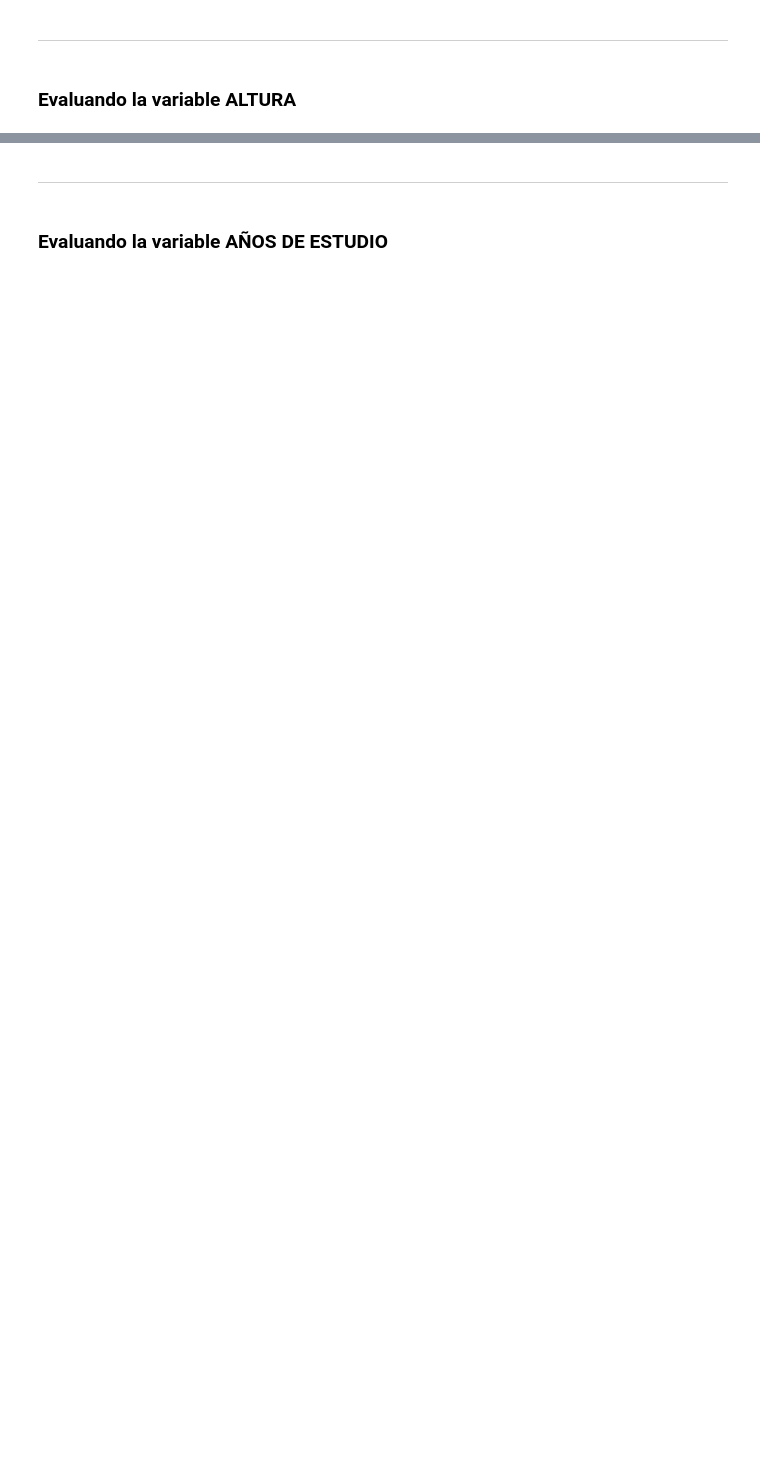
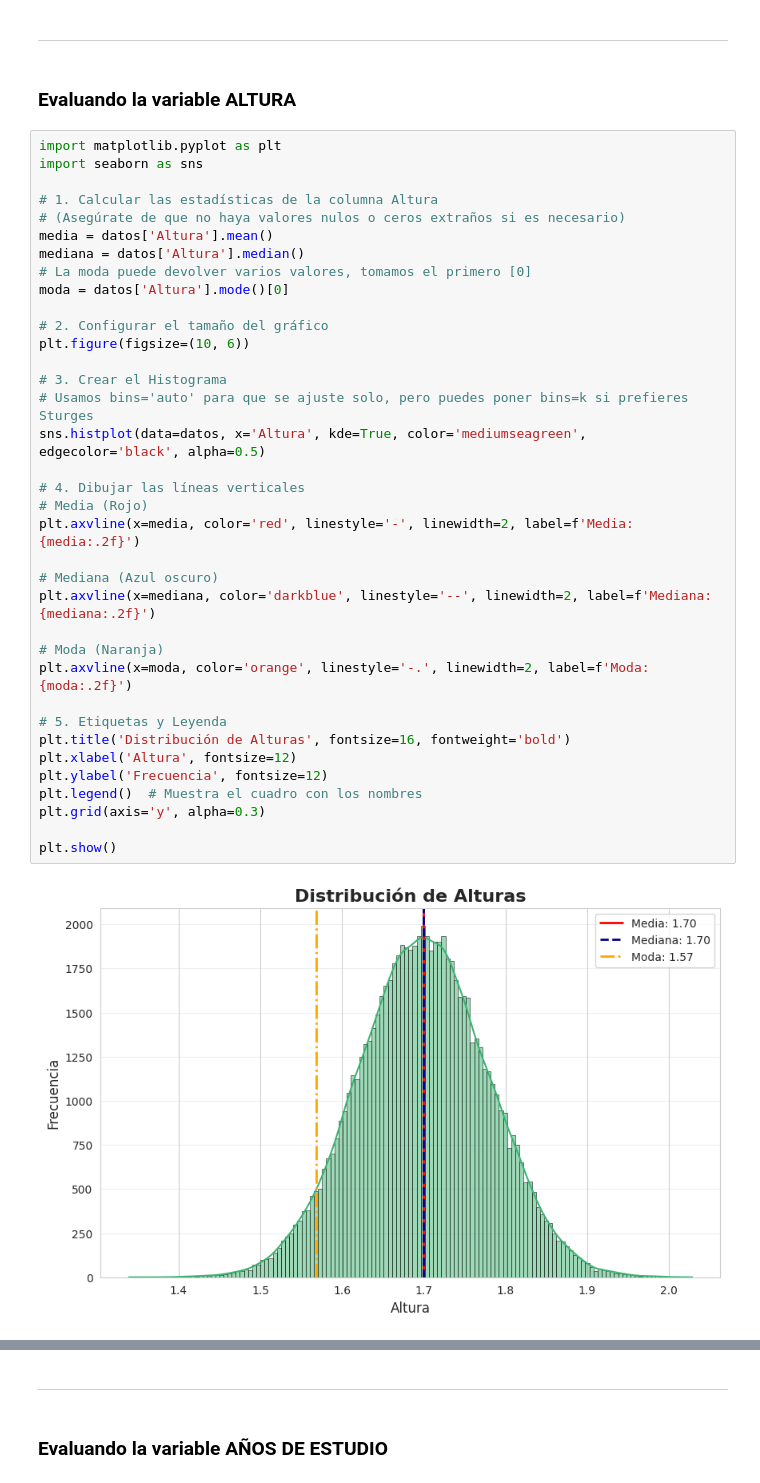
Before and after one commit to mikeismerio/estadistica_python, a Jupyter notebook: Curso_de_Estadística_con_Python_1.ipynb, the cells around one changed output, grey strips where cells are left out. Drawn from its saved outputs; the diff is of its cells as text; blank space fills up the shorter version.

```diff
--- a/Curso_de_Estadística_con_Python_1.ipynb
+++ b/Curso_de_Estadística_con_Python_1.ipynb
@@ -533,3 +641,41 @@ La moda se puede definir como el valor más frecuente de un conjunto de datos. L
 ***
 # %% [markdown]
 ### Evaluando la variable ALTURA
+# %%
+import matplotlib.pyplot as plt
+import seaborn as sns
+
+# 1. Calcular las estadísticas de la columna Altura
+# (Asegúrate de que no haya valores nulos o ceros extraños si es necesario)
+media = datos['Altura'].mean()
+mediana = datos['Altura'].median()
+# La moda puede devolver varios valores, tomamos el primero [0]
+moda = datos['Altura'].mode()[0]
+
+# 2. Configurar el tamaño del gráfico
+plt.figure(figsize=(10, 6))
+
+# 3. Crear el Histograma
+# Usamos bins='auto' para que se ajuste solo, pero puedes poner bins=k si prefieres Sturges
+sns.histplot(data=datos, x='Altura', kde=True, color='mediumseagreen', edgecolor='black', alpha=0.5)
+
+# 4. Dibujar las líneas verticales
+# Media (Rojo)
+plt.axvline(x=media, color='red', linestyle='-', linewidth=2, label=f'Media: {media:.2f}')
+
+# Mediana (Azul oscuro)
+plt.axvline(x=mediana, color='darkblue', linestyle='--', linewidth=2, label=f'Mediana: {mediana:.2f}')
+
+# Moda (Naranja)
+plt.axvline(x=moda, color='orange', linestyle='-.', linewidth=2, label=f'Moda: {moda:.2f}')
+
+# 5. Etiquetas y Leyenda
+plt.title('Distribución de Alturas', fontsize=16, fontweight='bold')
+plt.xlabel('Altura', fontsize=12)
+plt.ylabel('Frecuencia', fontsize=12)
+plt.legend()  # Muestra el cuadro con los nombres
+plt.grid(axis='y', alpha=0.3)
+
+plt.show()
+# %% [output]
+[figure, added]
```
Also changed, not shown: parts of 14 cells of this notebook.
